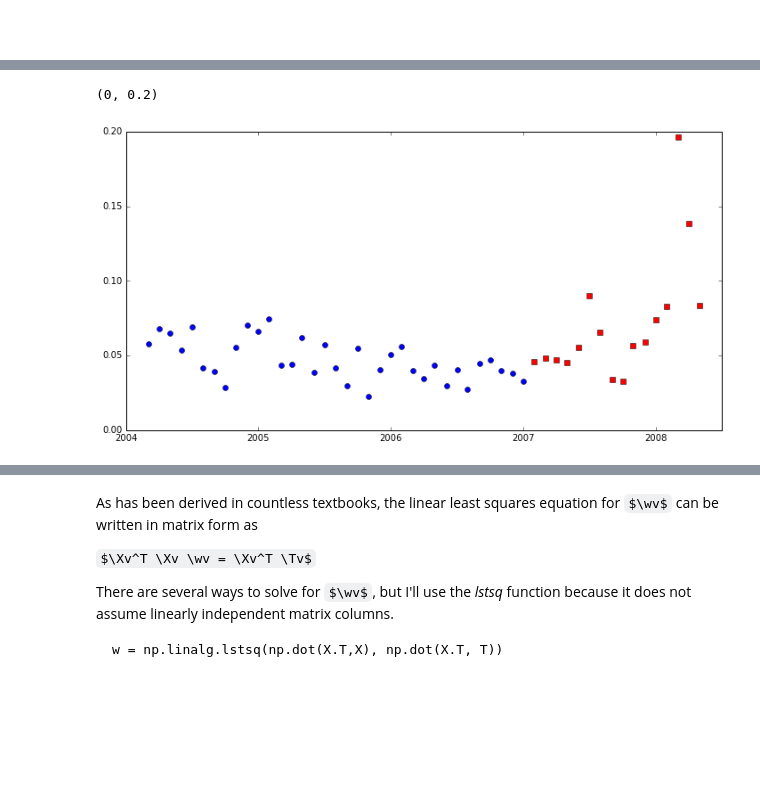
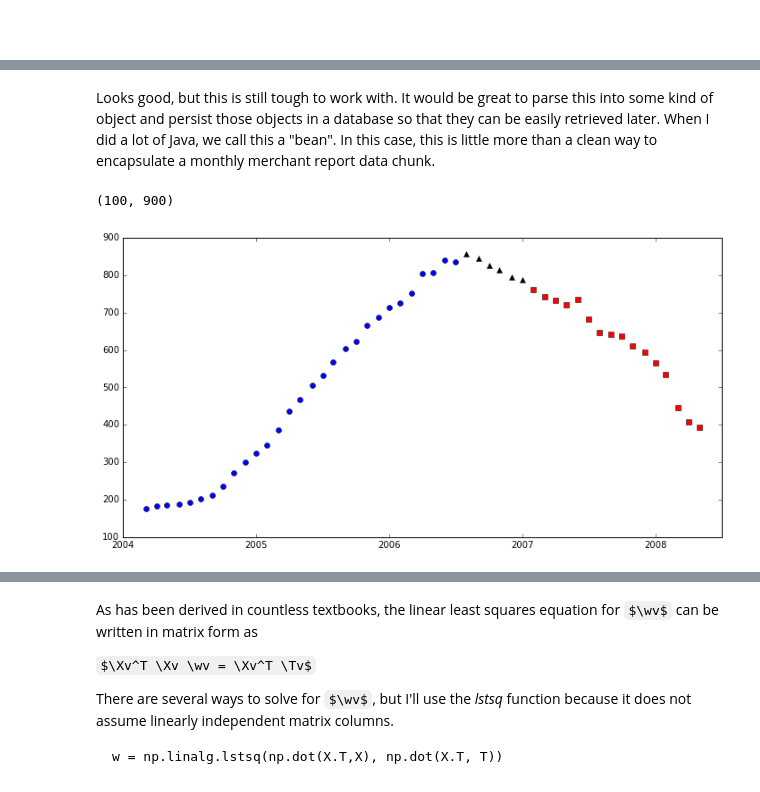
Before and after one commit to MichaelSzczepaniak/FraudulentConveyance, a Jupyter notebook: code/POS Merchants and Terminals Analysis.ipynb, the cells around one changed output, grey strips where cells are left out. Cells and saved outputs as stored; diff of their text form; code cells hidden in the pictures; some formulas as TeX source; blank space fills up the shorter version.

Commit message:
OsMerchantParser.py - fix some typos POS Merchants and Terminals Analysis.ipynb - add merchant chart, start adding preprocessing code which organized data

```diff
--- a/code/POS Merchants and Terminals Analysis.ipynb
+++ b/code/POS Merchants and Terminals Analysis.ipynb
@@ -37,0 +145,2 @@ As with most data analysis projects, most of the work involved preprocessing the
+# %% [markdown]
+Looks good, but this is still tough to work with.  It would be great to parse this into some kind of object and persist those objects in a database so that they can be easily retrieved later.  When I did a lot of Java, we call this a "bean".  In this case, this is little more than a clean way to encapsulate a monthly merchant report data chunk.
@@ -38,23 +235,25 @@ As with most data analysis projects, most of the work involved preprocessing the
 # %%
 import pandas as pd, numpy as np
 import matplotlib.pyplot as plt
-import matplotlib as mp
 from matplotlib.ticker import ScalarFormatter
 %matplotlib inline
 width=12; height=6
-plt.figure(figsize=(width, height))  # http://stackoverflow.com/questions/29589119/
-plt.xticks(np.arange(2003, 2008.5, 1.0))  # http://stackoverflow.com/questions/12608788/
+plt.figure(figsize=(width, height))
+# http://stackoverflow.com/questions/12608788/
 ax = plt.gca()
 x_formatter = mp.ticker.ScalarFormatter(useOffset=False)
 ax.xaxis.set_major_formatter(x_formatter)
+plt.xticks(np.arange(2004, 2008.5, 1.0))
 
 data = pd.read_csv("../data/OsMerchantTerminalDropsAdds.csv")
-d1 = data.loc[1:35]
-d2 = data.loc[36:]
-plt.plot(d1['yearFrac'], d1['merchant_drop_rate'], 'bo')
-plt.plot(d2['yearFrac'], d2['merchant_drop_rate'], 'rs')
+d1 = data.loc[1:29]
+d2 = data.loc[30:35]
+d3 = data.loc[36:]
+plt.plot(d1['yearFrac'], d1['merchantCount'], 'bo')
+plt.plot(d2['yearFrac'], d2['merchantCount'], 'k^')
+plt.plot(d3['yearFrac'], d3['merchantCount'], 'rs')
 plt.xlim([2004,2008.5])
-plt.ylim([0, 0.2])
+plt.ylim([100, 900])
 # %% [output]
-(0, 0.2)
+(100, 900)
-[figure, old version]
+[figure, new version]
```
Also changed, not shown: parts of 9 cells of this notebook, 1 other file.
